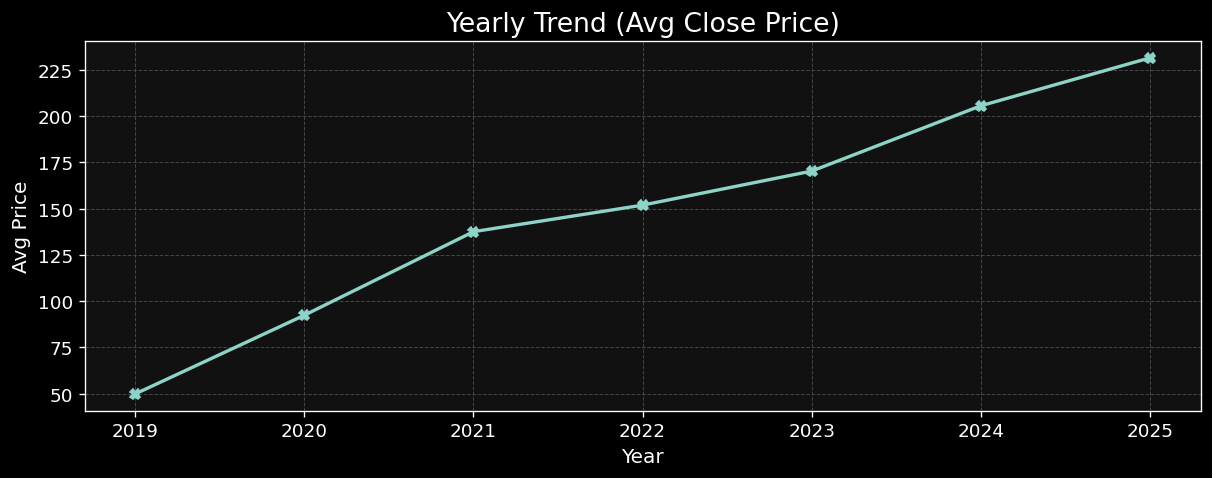
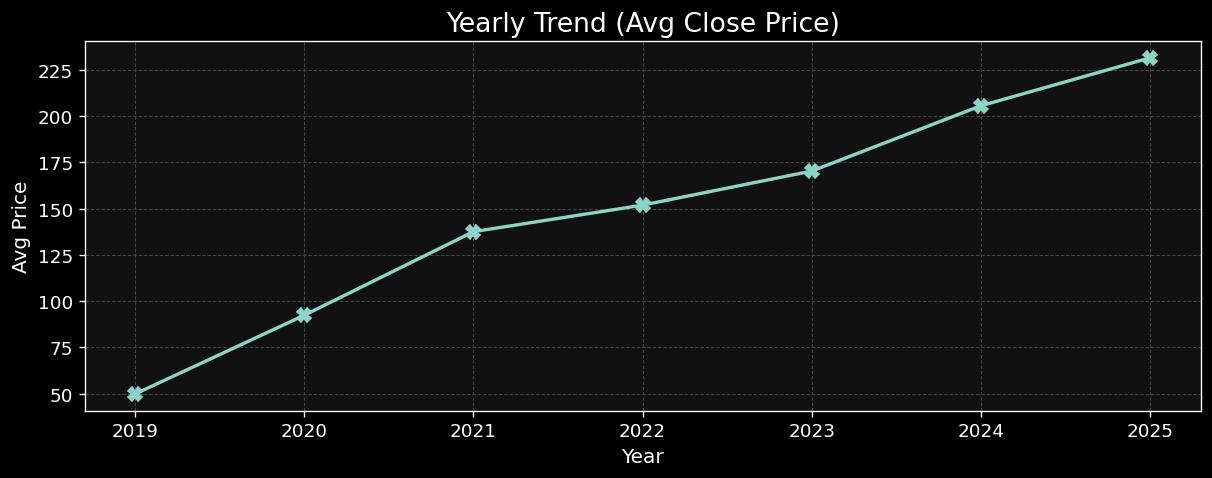
The change to this notebook cell's code, shown as a diff; its figure went from the first image to the second:
--- before
+++ after
@@ -1,5 +1,5 @@
 yearly_mean = df.groupby('Year')['Close'].mean()
 
-plt.plot(yearly_mean.index, yearly_mean.values, marker='X')
+plt.plot(yearly_mean.index, yearly_mean.values, marker='X', markersize=8)
 plt.title('Yearly Trend (Avg Close Price)')
 plt.xlabel('Year')

Commit: commit [06-05-2026]